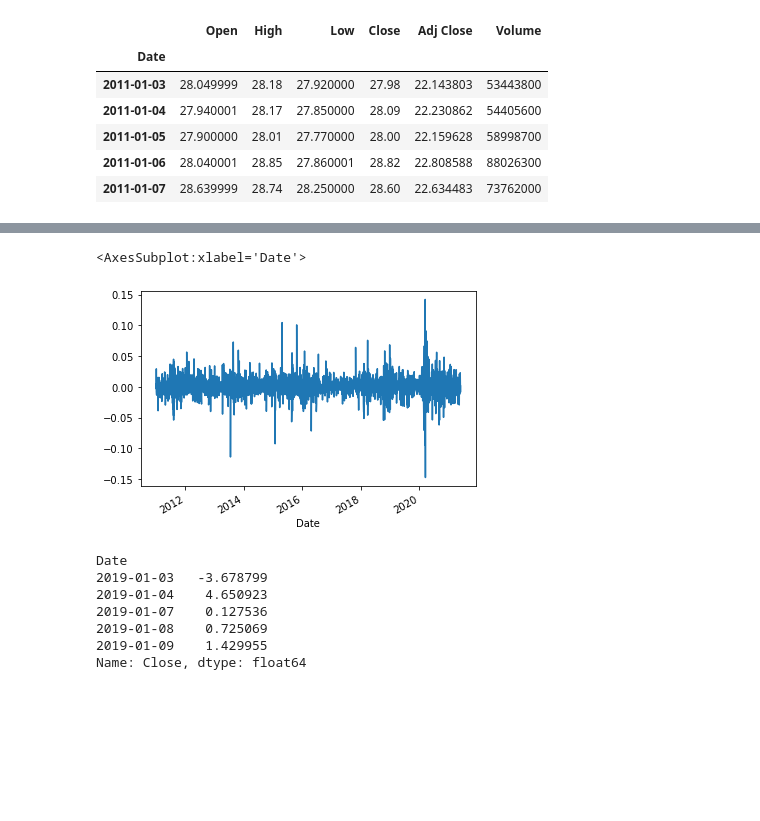
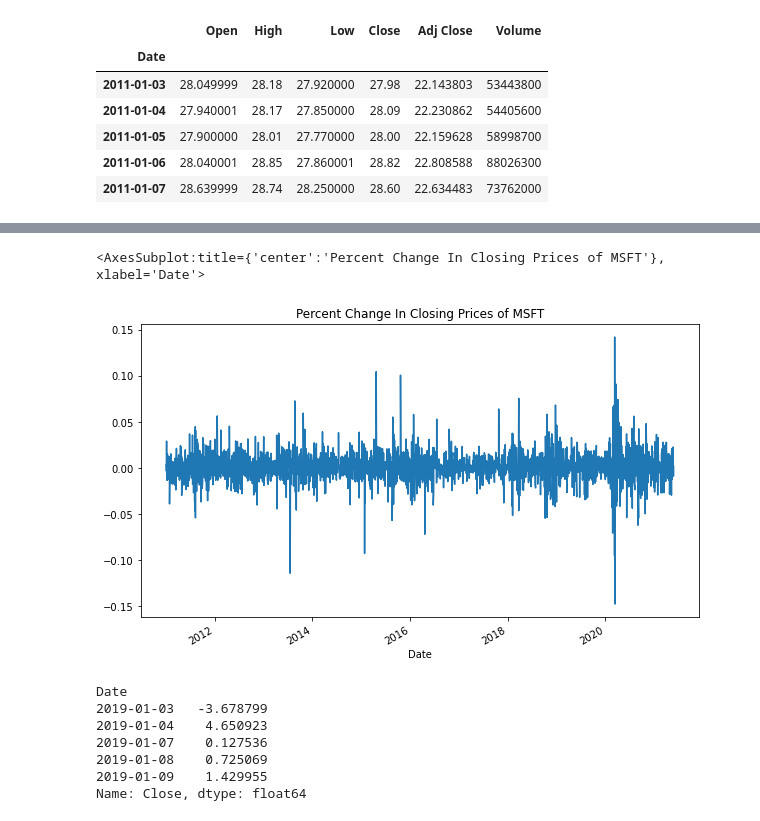
Before and after one commit to somyapanda/Project_2, a Jupyter notebook: Final_Project/stock_volatility.ipynb, the cells around one changed output, grey strips where cells are left out. Saved outputs shown, nothing was run; the diff lists cells and outputs as text; code cells hidden in the pictures; blank space fills up the shorter version.

```diff
--- a/Final_Project/stock_volatility.ipynb
+++ b/Final_Project/stock_volatility.ipynb
@@ -7,7 +14,7 @@ import arch as arch
 from pathlib import Path
 %matplotlib inline
 # %%
-csvpath = Path('Export Files/MSFT_data.csv')
+csvpath = Path('Export Files/msft_closing_price.csv')
 stock_df = pd.read_csv(csvpath, parse_dates=True, index_col='Date')
 stock_df.head()
 # %% [output]
@@ -31,8 +38,8 @@ stock_df.loc['2018':'2021'].Close.plot()
 # %%
 # GARCH assumes stationarity
-# Clustering of volatility seen, e.g. 2008-2010
-stock_df['Close'].pct_change().plot()
+# Clustering of volatility seen, e.g. 2011-2021
+stock_df['Close'].pct_change().plot(y='%Change In Closing Price', title='Percent Change In Closing Prices of MSFT', figsize=(10,6))
 # %% [output]
-<AxesSubplot:xlabel='Date'>
+<AxesSubplot:title={'center':'Percent Change In Closing Prices of MSFT'}, xlabel='Date'>
-[figure, old version]
+[figure, new version]
 # %%
```
Also changed, not shown: parts of 22 cells of this notebook, 4 other files.
